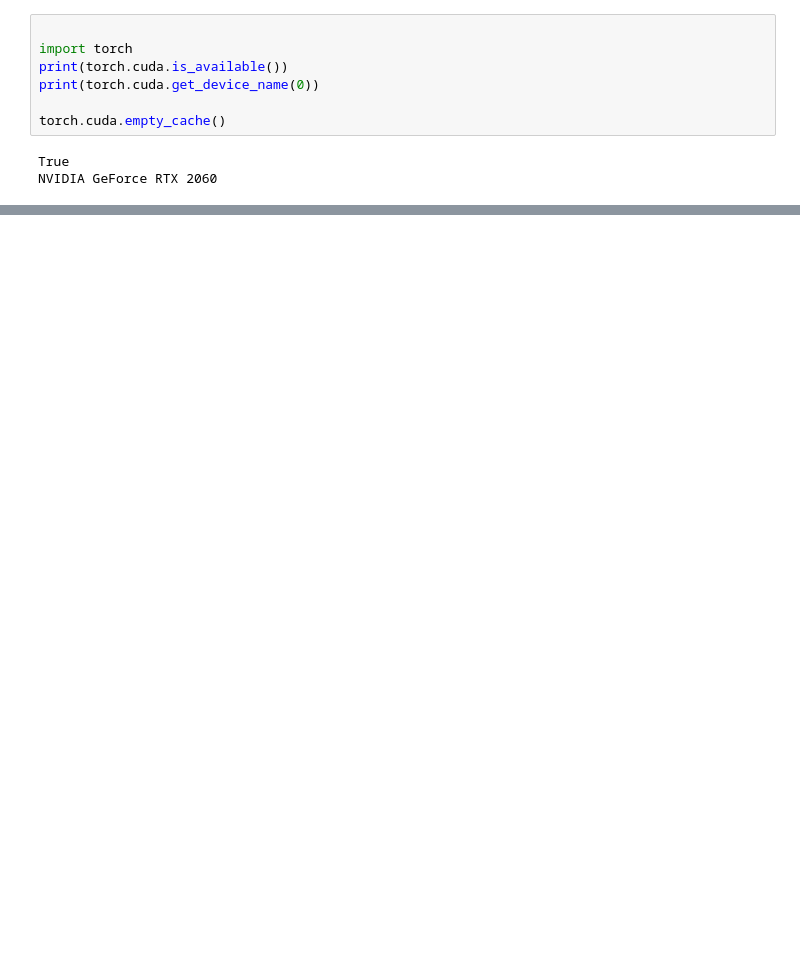
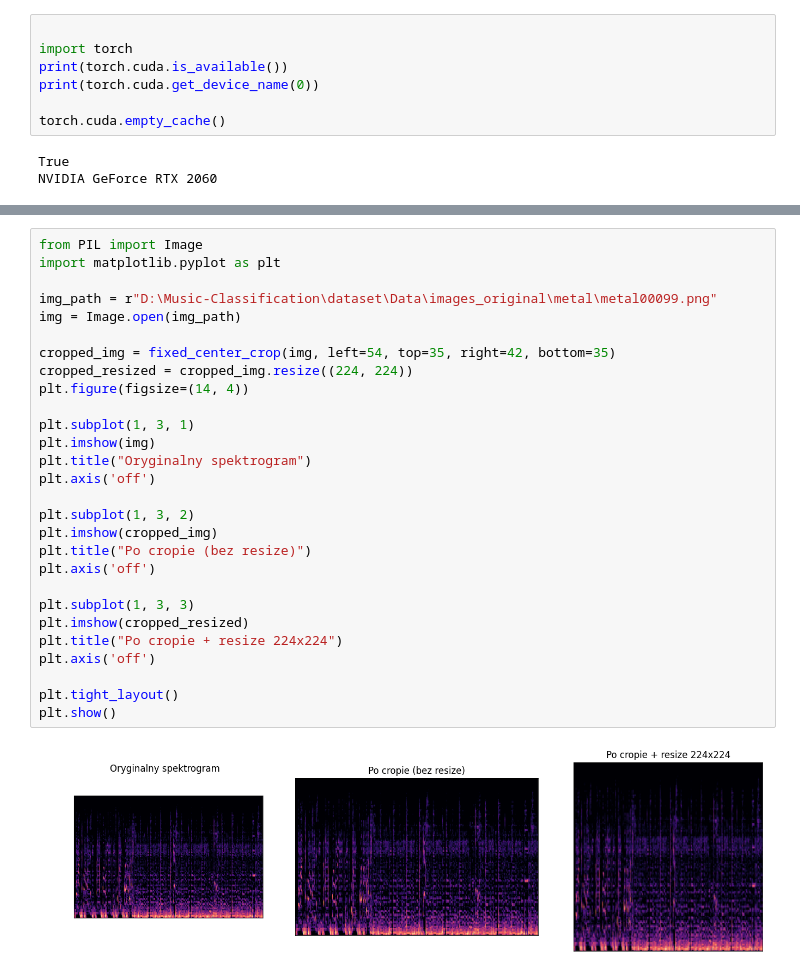
Before and after one commit to konradflis/Music-Classification, a Jupyter notebook: resnet/resnet_torch_gpu.ipynb, the cells around one changed output, grey strips where cells are left out. Drawn from its saved outputs; the diff is of its cells as text; blank space fills up the shorter version.

```diff
--- a/resnet/resnet_torch_gpu.ipynb
+++ b/resnet/resnet_torch_gpu.ipynb
@@ -75,3 +110,33 @@ class SpectrogramDataset(Dataset):
+# %%
+from PIL import Image
+import matplotlib.pyplot as plt
+
+img_path = r"D:\Music-Classification\dataset\Data\images_original\metal\metal00099.png"
+img = Image.open(img_path)
+
+cropped_img = fixed_center_crop(img, left=54, top=35, right=42, bottom=35)
+cropped_resized = cropped_img.resize((224, 224))
+plt.figure(figsize=(14, 4))
+
+plt.subplot(1, 3, 1)
+plt.imshow(img)
+plt.title("Oryginalny spektrogram")
+plt.axis('off')
+
+plt.subplot(1, 3, 2)
+plt.imshow(cropped_img)
+plt.title("Po cropie (bez resize)")
+plt.axis('off')
+
+plt.subplot(1, 3, 3)
+plt.imshow(cropped_resized)
+plt.title("Po cropie + resize 224x224")
+plt.axis('off')
+
+plt.tight_layout()
+plt.show()
+# %% [output]
+[figure, added]
 # %%
 from torchvision import transforms
 
```
Also changed, not shown: parts of 8 cells of this notebook, 6 other files.
